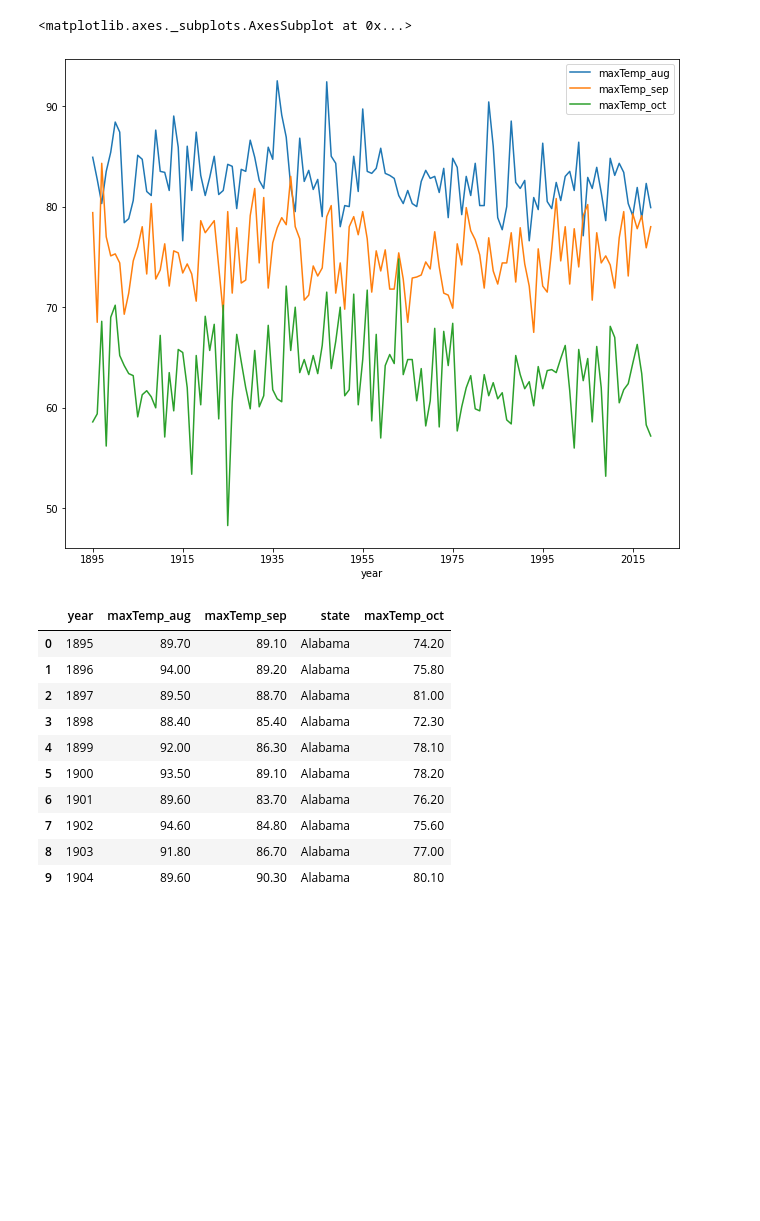
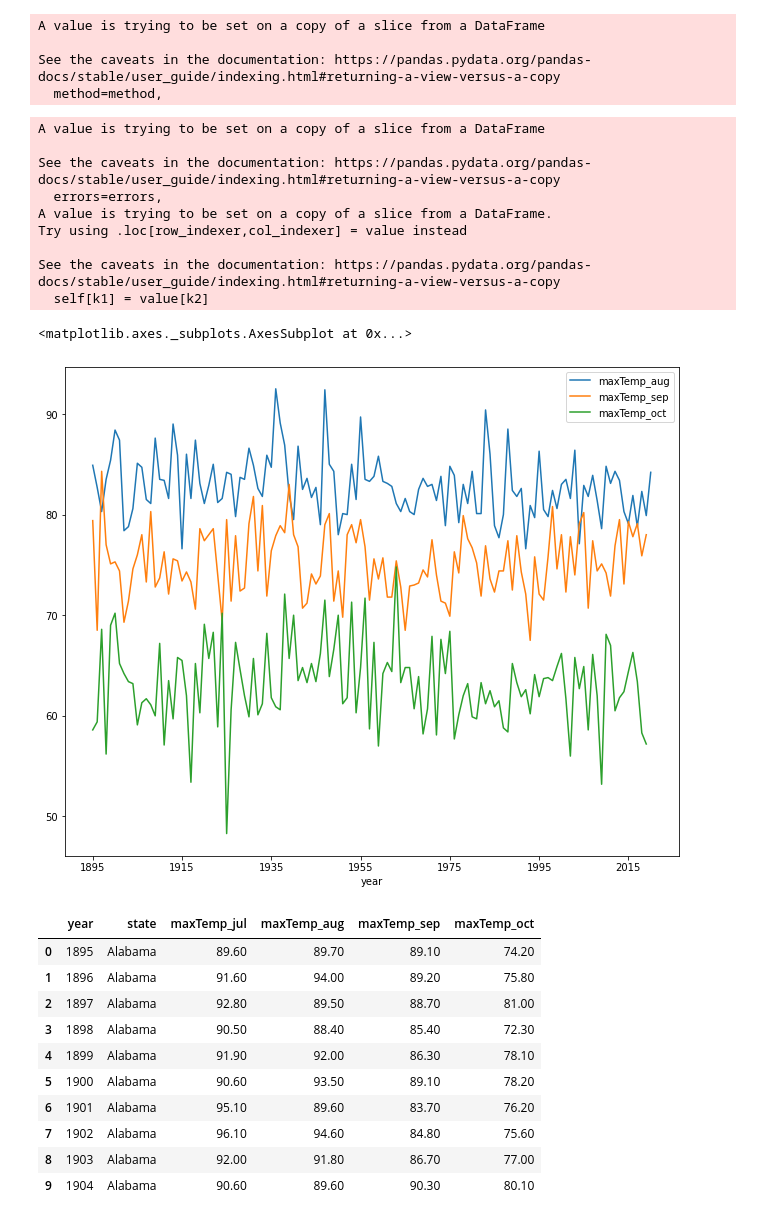
Before and after one commit to powell001/USDA_NOAA_data, a Jupyter notebook: NOAA_temp_precip.ipynb, the cells around one changed output. Cells and saved outputs as stored; diff of their text form; code cells hidden in the pictures; blank space fills up the shorter version.

```diff
--- a/NOAA_temp_precip.ipynb
+++ b/NOAA_temp_precip.ipynb
@@ -10,7 +10,7 @@ from functools import reduce
 statesofInterest = ['IOWA', 'INDIANA', 'ILLINOIS', 'KANSAS', 'MINNESOTA', 'MISSOURI', 'NEBRASKA', 'NORTH DAKOTA', 'SOUTH DAKOTA', 'OHIO']
 # %%
 hd1 = ["identifier", "jan", "feb", "mar", "apr", "may", "jun", "jul", "aug", "sep", "oct", "nov", "dec"]
-precip  = pd.read_csv("weatherData/precipState",  names=hd1, sep='\s+', dtype="str")
-minTemp = pd.read_csv("weatherData/minTempState", names=hd1, sep='\s+', dtype="str")
-maxTemp = pd.read_csv("weatherData/maxTempState", names=hd1, sep='\s+', dtype="str")
+precip  = pd.read_csv("weatherData/precipState2",  names=hd1, sep='\s+', dtype="str")
+minTemp = pd.read_csv("weatherData/minTempState2", names=hd1, sep='\s+', dtype="str")
+maxTemp = pd.read_csv("weatherData/maxTempState2", names=hd1, sep='\s+', dtype="str")
 states  = pd.read_csv("weatherData/StatesCode.csv", names=["stateCode" , "State"], dtype="str")
@@ -26,7 +37,7 @@ def weatherData(states, feature1, state1, month1, featureName):
 # %%
 # loop over months per state
 
-mnt1 = ["aug", "sep", "oct"]
+mnt1 = ["jul", "aug", "sep", "oct"]
 Iowa1 = []
 
 for i in mnt1:
@@ -34,42 +45,56 @@ for i in mnt1:
     Iowa1.append(dt1)
 
 
-df_merged = reduce(lambda  left,right: pd.merge(left,right,on=['year'], how='inner'), Iowa1)
-df_merged.drop(["state_x", "state_y"], axis = 1, inplace=True)
+df_merged = reduce(lambda  left,right: pd.merge(left,right,on=['year'], how='inner', suffixes=(None, "_u")), Iowa1)
+df_merged.drop(["state_u"], axis = 1, inplace=True)
+
 
 Iowa_minTemp = df_merged[["year", "state", "minTemp_aug", "minTemp_sep", "minTemp_oct"]]
 Iowa_minTemp.replace(-99.90, np.nan, inplace=True)
 Iowa_minTemp.to_csv("Iowa_minTemp.csv", index = False)
+# %% [output]
+A value is trying to be set on a copy of a slice from a DataFrame
+
+See the caveats in the documentation: https://pandas.pydata.org/pandas-docs/stable/user_guide/indexing.html#returning-a-view-versus-a-copy
+  method=method,
 # %%
 # loop over months per state
 
-mnt1 = ["aug", "sep", "oct"]
+mnt1 = ["jul", "aug", "sep", "oct"]
 Iowa1 = []
 
 for i in mnt1:
     dt1 = weatherData(states, maxTemp, "Iowa", i, "maxTemp")
     Iowa1.append(dt1)
 
-df_merged = reduce(lambda  left,right: pd.merge(left,right,on=['year'], how='inner'), Iowa1)
-df_merged.drop(["state_x", "state_y"], axis = 1, inplace=True)
+df_merged = reduce(lambda  left,right: pd.merge(left,right,on=['year'], how='inner', suffixes=(None, "_u")), Iowa1)
+df_merged.drop(["state_u"], axis = 1, inplace=True)
 
 Iowa_maxTemp = df_merged[["year", "state", "maxTemp_aug", "maxTemp_sep", "maxTemp_oct"]]
 Iowa_maxTemp.replace('-99.90', np.nan,  inplace=True)
 # %%
 Iowa_maxTemp.to_csv("Iowa_maxTemp.csv", index = False)
 Iowa_maxTemp.set_index('year', inplace=True)
 Iowa_maxTemp.drop("state", axis=1, inplace=True)
-Iowa_maxTemp
 Iowa_maxTemp[["maxTemp_aug", "maxTemp_sep", "maxTemp_oct"]] = Iowa_maxTemp[["maxTemp_aug", "maxTemp_sep", "maxTemp_oct"]].astype(float)
 Iowa_maxTemp.plot(figsize=(11, 9))
 # %% [output]
-<matplotlib.axes._subplots.AxesSubplot at 0x...>
+A value is trying to be set on a copy of a slice from a DataFrame
+
+See the caveats in the documentation: https://pandas.pydata.org/pandas-docs/stable/user_guide/indexing.html#returning-a-view-versus-a-copy
+  errors=errors,
+A value is trying to be set on a copy of a slice from a DataFrame.
+Try using .loc[row_indexer,col_indexer] = value instead
+
+See the caveats in the documentation: https://pandas.pydata.org/pandas-docs/stable/user_guide/indexing.html#returning-a-view-versus-a-copy
+  self[k1] = value[k2]
+<matplotlib.axes._subplots.AxesSubplot at 0x...>
-[figure, old version]
+[figure, new version]
 # %%
 # Import all states
 allStates = states["State"]
 
-mnt1 = ["aug", "sep", "oct"]
+mnt1 = ["jul","aug", "sep", "oct"]
 states1 = allStates
 allStates_maxTemp = []
 
@@ -78,26 +103,28 @@ for j in states1:
     for i in mnt1:
         dt1 = weatherData(states, maxTemp, j, i, "maxTemp")
         perState.append(dt1)
-    df_merged = reduce(lambda  left,right: pd.merge(left,right,on=['year'], how='inner'), perState)
+    df_merged = reduce(lambda  left,right: pd.merge(left,right,on=['year'], how='inner', suffixes=(None, "_u")), perState)
     allStates_maxTemp.append(df_merged)
 
 allStates_maxTemp1 = pd.concat(allStates_maxTemp)
-allStates_maxTemp1.drop(["state_x", "state_y"], axis = 1, inplace=True)
+allStates_maxTemp1
+allStates_maxTemp1.drop(["state_u"], axis = 1, inplace=True)
+
 allStates_maxTemp1.replace('-99.90', np.nan,  inplace=True)
 allStates_maxTemp1.to_csv("allStates_maxTemp1.csv", index = False)
 allStates_maxTemp1.head(10)
 # %% [output]
-|  | year | maxTemp_aug | maxTemp_sep | state | maxTemp_oct |
-| 0 | 1895 | 89.70 | 89.10 | Alabama | 74.20 |
-| 1 | 1896 | 94.00 | 89.20 | Alabama | 75.80 |
-| 2 | 1897 | 89.50 | 88.70 | Alabama | 81.00 |
-| 3 | 1898 | 88.40 | 85.40 | Alabama | 72.30 |
-| 4 | 1899 | 92.00 | 86.30 | Alabama | 78.10 |
-| 5 | 1900 | 93.50 | 89.10 | Alabama | 78.20 |
-| 6 | 1901 | 89.60 | 83.70 | Alabama | 76.20 |
-| 7 | 1902 | 94.60 | 84.80 | Alabama | 75.60 |
-| 8 | 1903 | 91.80 | 86.70 | Alabama | 77.00 |
-| 9 | 1904 | 89.60 | 90.30 | Alabama | 80.10 |
+|  | year | state | maxTemp_jul | maxTemp_aug | maxTemp_sep | maxTemp_oct |
+| 0 | 1895 | Alabama | 89.60 | 89.70 | 89.10 | 74.20 |
+| 1 | 1896 | Alabama | 91.60 | 94.00 | 89.20 | 75.80 |
+| 2 | 1897 | Alabama | 92.80 | 89.50 | 88.70 | 81.00 |
+| 3 | 1898 | Alabama | 90.50 | 88.40 | 85.40 | 72.30 |
+| 4 | 1899 | Alabama | 91.90 | 92.00 | 86.30 | 78.10 |
+| 5 | 1900 | Alabama | 90.60 | 93.50 | 89.10 | 78.20 |
+| 6 | 1901 | Alabama | 95.10 | 89.60 | 83.70 | 76.20 |
+| 7 | 1902 | Alabama | 96.10 | 94.60 | 84.80 | 75.60 |
+| 8 | 1903 | Alabama | 92.00 | 91.80 | 86.70 | 77.00 |
+| 9 | 1904 | Alabama | 90.60 | 89.60 | 90.30 | 80.10 |
 # %%
 # Import all states
 allStates = states["State"]
```
Also changed, not shown: parts of 7 cells of this notebook, 4 other files.
